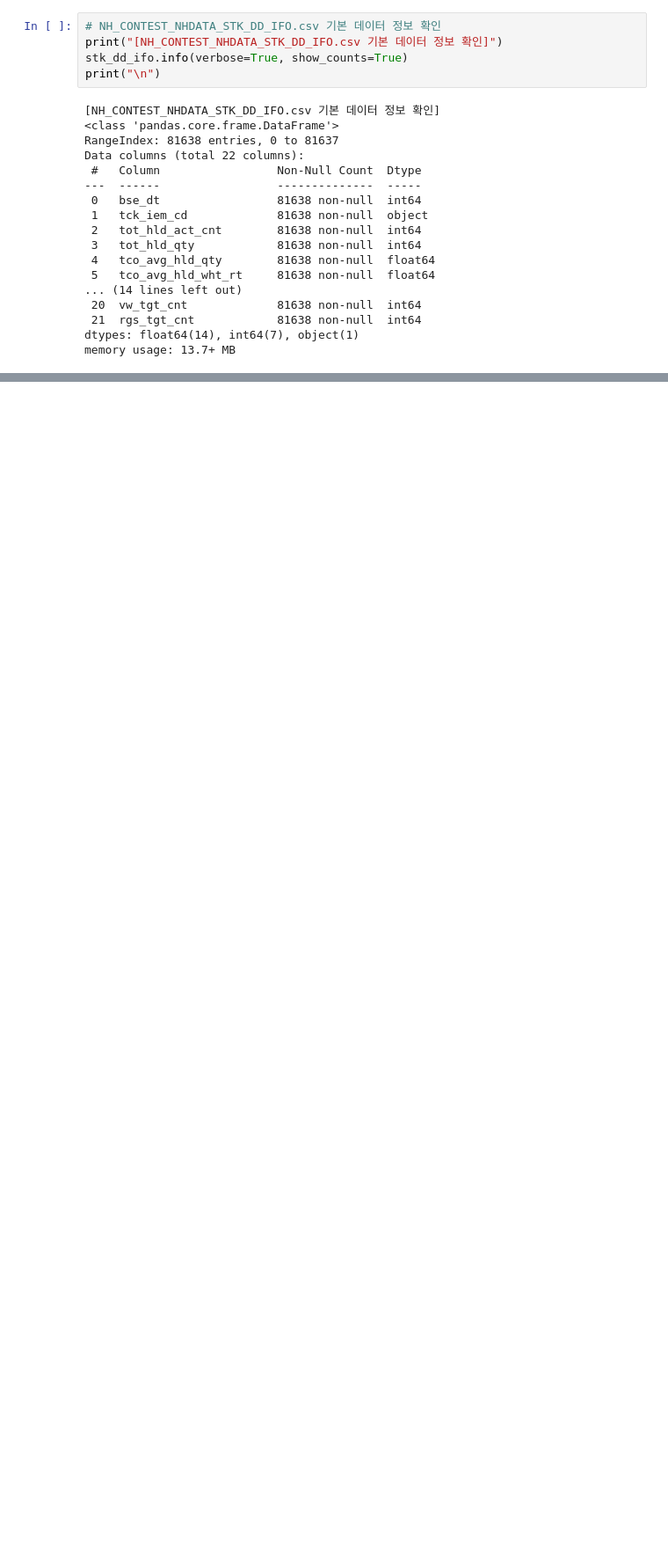
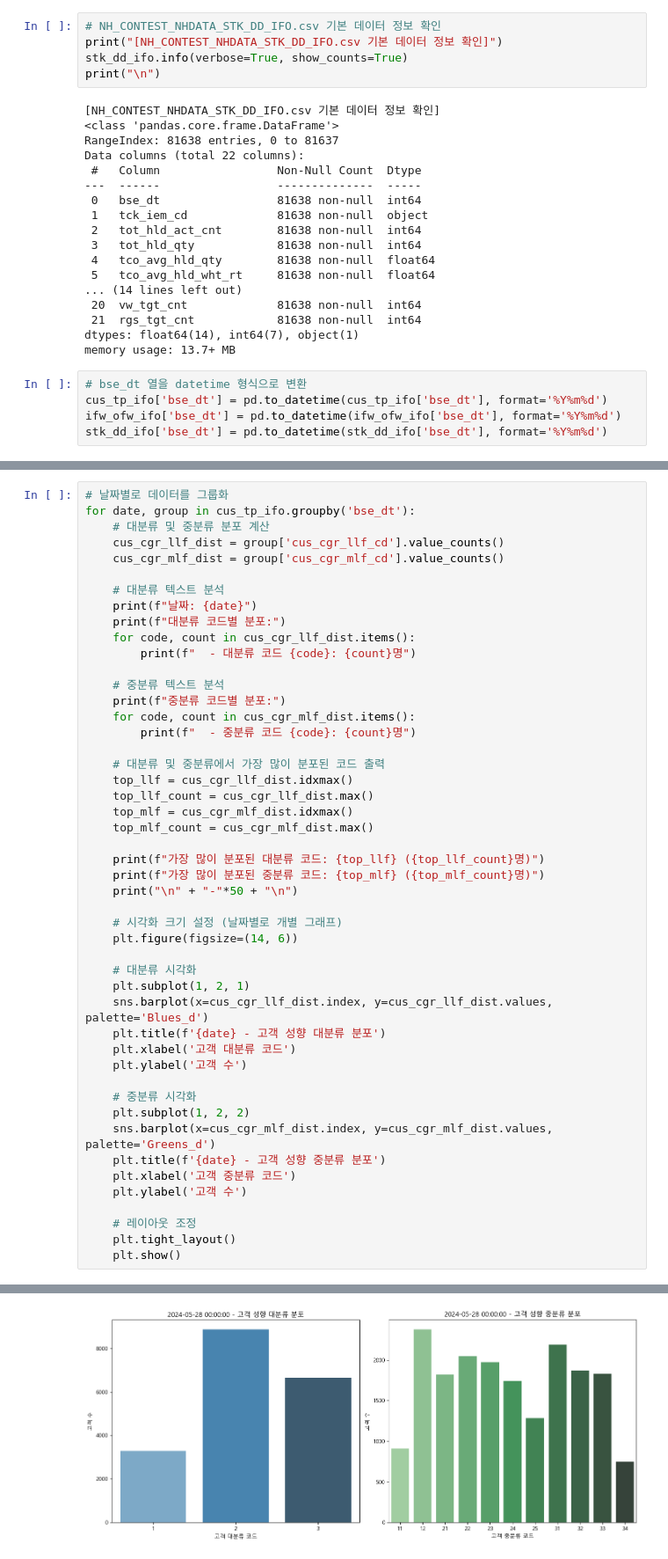
Before and after one commit to froggy-hyun/24NH_bigdata, a Jupyter notebook: code_sunghyun.ipynb, the cells around one changed output, grey strips where cells are left out. Shown at 88% size. Drawn from its saved outputs; the diff is of its cells as text; blank space fills up the shorter version.

```diff
--- a/code_sunghyun.ipynb
+++ b/code_sunghyun.ipynb
@@ -85,3 +147,8 @@ Data columns (total 22 columns):
  21  rgs_tgt_cnt            81638 non-null  int64
 dtypes: float64(14), int64(7), object(1)
 memory usage: 13.7+ MB
+# %%
+# bse_dt 열을 datetime 형식으로 변환
+cus_tp_ifo['bse_dt'] = pd.to_datetime(cus_tp_ifo['bse_dt'], format='%Y%m%d')
+ifw_ofw_ifo['bse_dt'] = pd.to_datetime(ifw_ofw_ifo['bse_dt'], format='%Y%m%d')
+stk_dd_ifo['bse_dt'] = pd.to_datetime(stk_dd_ifo['bse_dt'], format='%Y%m%d')
@@ -87,0 +157,49 @@ memory usage: 13.7+ MB
+# %%
+# 날짜별로 데이터를 그룹화
+for date, group in cus_tp_ifo.groupby('bse_dt'):
+    # 대분류 및 중분류 분포 계산
+    cus_cgr_llf_dist = group['cus_cgr_llf_cd'].value_counts()
+    cus_cgr_mlf_dist = group['cus_cgr_mlf_cd'].value_counts()
+
+    # 대분류 텍스트 분석
+    print(f"날짜: {date}")
+    print(f"대분류 코드별 분포:")
+    for code, count in cus_cgr_llf_dist.items():
+        print(f"  - 대분류 코드 {code}: {count}명")
+
+    # 중분류 텍스트 분석
+    print(f"중분류 코드별 분포:")
+    for code, count in cus_cgr_mlf_dist.items():
+        print(f"  - 중분류 코드 {code}: {count}명")
+
+    # 대분류 및 중분류에서 가장 많이 분포된 코드 출력
+    top_llf = cus_cgr_llf_dist.idxmax()
+    top_llf_count = cus_cgr_llf_dist.max()
+    top_mlf = cus_cgr_mlf_dist.idxmax()
+    top_mlf_count = cus_cgr_mlf_dist.max()
+
+    print(f"가장 많이 분포된 대분류 코드: {top_llf} ({top_llf_count}명)")
+    print(f"가장 많이 분포된 중분류 코드: {top_mlf} ({top_mlf_count}명)")
+    print("\n" + "-"*50 + "\n")
+
+    # 시각화 크기 설정 (날짜별로 개별 그래프)
+    plt.figure(figsize=(14, 6))
+
+    # 대분류 시각화
+    plt.subplot(1, 2, 1)
+    sns.barplot(x=cus_cgr_llf_dist.index, y=cus_cgr_llf_dist.values, palette='Blues_d')
+    plt.title(f'{date} - 고객 성향 대분류 분포')
+    plt.xlabel('고객 대분류 코드')
+    plt.ylabel('고객 수')
+
+    # 중분류 시각화
+    plt.subplot(1, 2, 2)
+    sns.barplot(x=cus_cgr_mlf_dist.index, y=cus_cgr_mlf_dist.values, palette='Greens_d')
+    plt.title(f'{date} - 고객 성향 중분류 분포')
+    plt.xlabel('고객 중분류 코드')
+    plt.ylabel('고객 수')
+
+    # 레이아웃 조정
+    plt.tight_layout()
+    plt.show()
+# %% [output]
@@ -87,0 +230 @@ memory usage: 13.7+ MB
+[figure, added]
```
Also changed, not shown: parts of 20 cells of this notebook.
